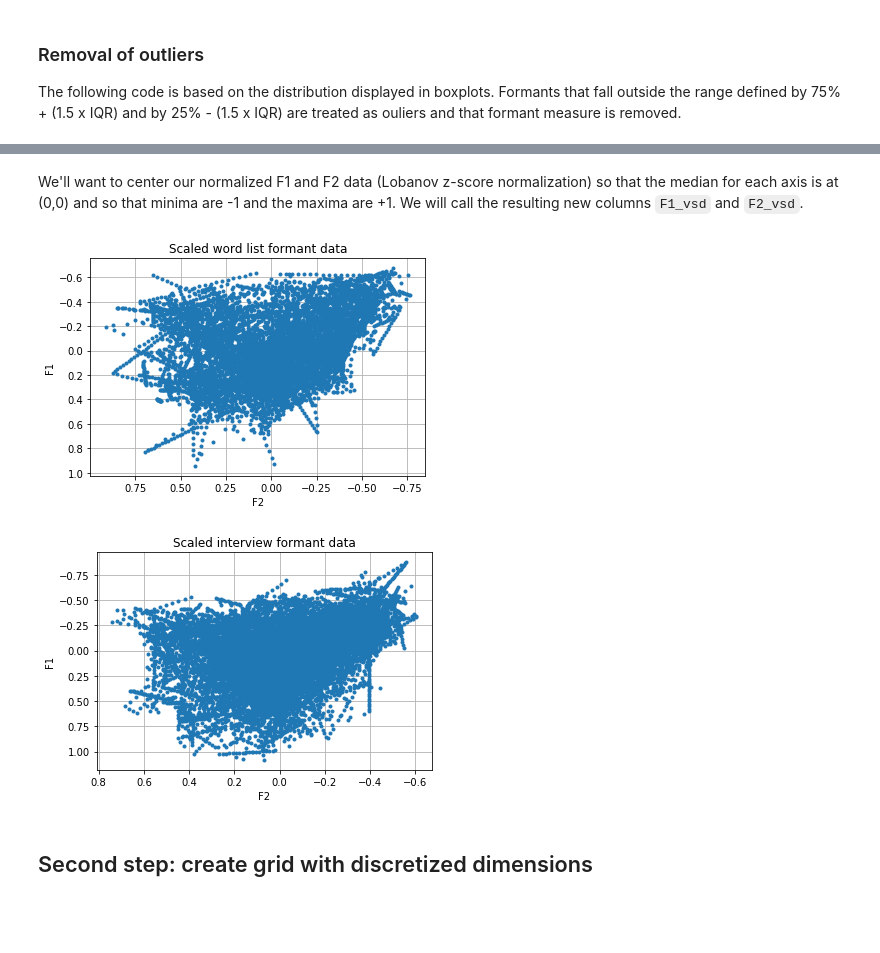
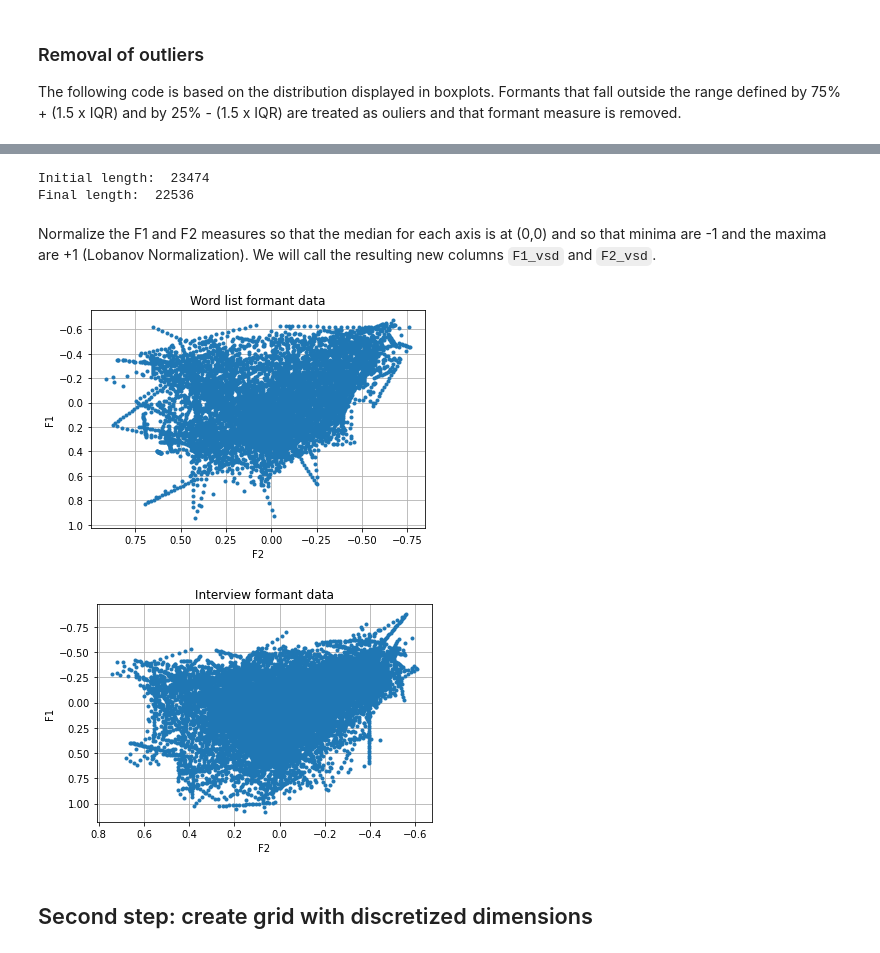
Before and after one commit to anniehelms/vsd, a Jupyter notebook: 02_vsd.ipynb, the cells around one changed output, grey strips where cells are left out. Drawn from its saved outputs; the diff is of its cells as text; code cells hidden in the pictures; blank space fills up the shorter version.

```diff
--- a/02_vsd.ipynb
+++ b/02_vsd.ipynb
@@ -62,8 +54,8 @@ def rem_outliers(df):
     print("Initial length: ", len(df))
 
     # establish 25% and 75% for each formant
-    f1_qrts = df.groupby(['Participant', 'Vowel'])["F1"].describe()[['25%', '75%']]
-    f2_qrts = df.groupby(['Participant', 'Vowel'])["F2"].describe()[['25%', '75%']]
+    f1_qrts = df.groupby(['Participant', 'Task','Vowel'])["F1"].describe()[['25%', '75%']]
+    f2_qrts = df.groupby(['Participant', 'Task','Vowel'])["F2"].describe()[['25%', '75%']]
 
     # find interquartile range for each formant
     f1_qrts['IQR'] = f1_qrts['75%'] - f1_qrts['25%']
@@ -82,8 +74,8 @@ def rem_outliers(df):
     f2_limits = f2_qrts[['upper','lower']]
 
     # merge limits into original df
-    df = df.merge(f1_limits, left_on = ["Participant", "Vowel"], right_index = True)
-    df = df.merge(f2_limits, left_on = ["Participant", "Vowel"], right_index = True, suffixes = ("_f1", "_f2"))
+    df = df.merge(f1_limits, left_on = ["Participant", "Task","Vowel"], right_index = True)
+    df = df.merge(f2_limits, left_on = ["Participant", "Task","Vowel"], right_index = True, suffixes = ("_f1", "_f2"))
 
     # drop rows with outlier formants
     df = df[(df["F1"] > df["lower_f1"]) & (df["F1"] < df["upper_f1"])]
@@ -102,2 +86,7 @@ Final length:  13447
+# %%
+df = rem_outliers(df)
+# %% [output]
+Initial length:  23474
+Final length:  22536
 # %% [markdown]
-We'll want to center our normalized F1 and F2 data (Lobanov z-score normalization) so that the median for each axis is at (0,0) and so that minima are -1 and the maxima are +1. We will call the resulting new columns `F1_vsd` and `F2_vsd`.
+Normalize the F1 and F2 measures so that the median for each axis is at (0,0) and so that minima are -1 and the maxima are +1 (Lobanov Normalization). We will call the resulting new columns `F1_vsd` and `F2_vsd`.
@@ -112,21 +93,32 @@ df_int["F2_vsd"] = df_int["F2"].apply(lambda x: (x-np.median(df_int["F2"]))/np.m
+# %%
+import numpy as np
+
+medians = df.groupby(["Task"])[["F1", "F2"]].median()
+df = df.merge(medians, left_on = ["Task"], right_index = True, suffixes = ("","_med"))
+df["F1_vsd"] = (df["F1"]-df["F1_med"])/df["F1_med"]
+df["F2_vsd"] = (df["F2"]-df["F2_med"])/df["F2_med"]
 # %%
 %matplotlib inline
 import matplotlib.pyplot as plt
+# %%
+# divide data set across task for plotting
+df_wd = df[df["Task"]=="wd"].copy()
+df_int = df[df["Task"]=="int"].copy()
 # %%
 fig, ax = plt.subplots()
 ax.plot(df_wd["F2_vsd"], df_wd["F1_vsd"], '.')
 
 # invert x- and y- axes
 ax.set_ylim(ax.get_ylim()[::-1])
 ax.set_xlim(ax.get_xlim()[::-1])
 
 ax.set(xlabel='F2', ylabel='F1',
-       title='Scaled word list formant data')
+       title='Word list formant data')
 ax.grid()
 
 plt.show()
 # %% [output]
-[figure, old version]
+[figure, new version]
 # %%
 fig, ax = plt.subplots()
 ax.plot(df_int["F2_vsd"], df_int["F1_vsd"], '.')
@@ -136,12 +128,12 @@ ax.set_ylim(ax.get_ylim()[::-1])
 ax.set_xlim(ax.get_xlim()[::-1])
 
 ax.set(xlabel='F2', ylabel='F1',
-       title='Scaled interview formant data')
+       title='Interview formant data')
 ax.grid()
 
 plt.show()
 # %% [output]
-[figure, old version]
+[figure, new version]
 # %% [markdown]
 ## Second step: create grid with discretized dimensions
 # %%
```
Also changed, not shown: parts of 29 cells of this notebook, 4 other files.
